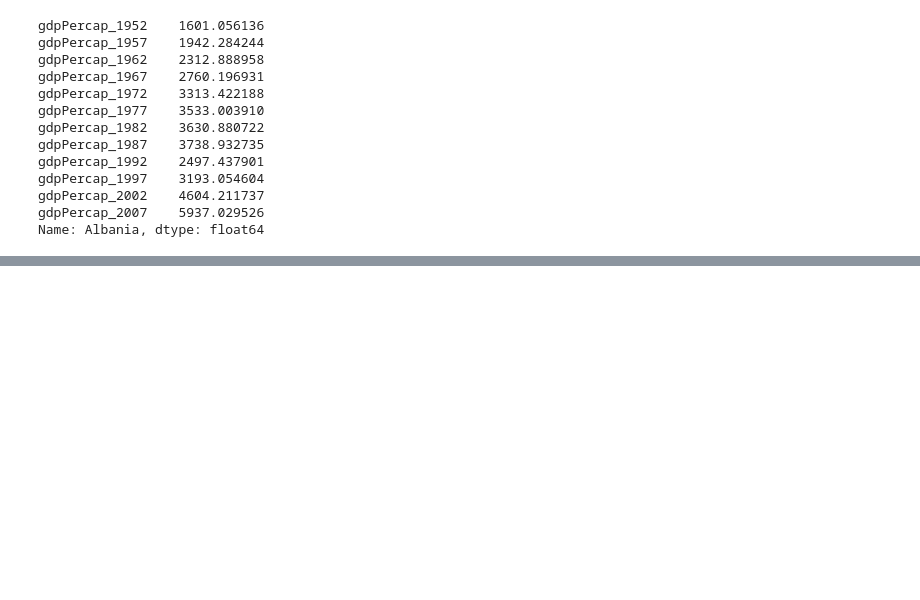
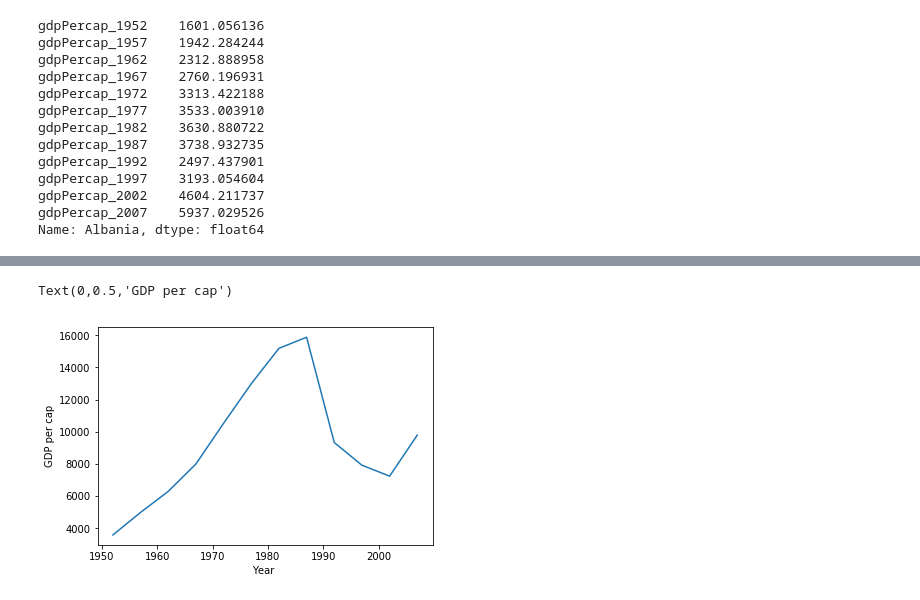
Before and after one commit to VolkerAndreas/SWC-Day2, a Jupyter notebook: code/Python-day2.ipynb, the cells around one changed output, grey strips where cells are left out. Saved outputs shown, nothing was run; the diff lists cells and outputs as text; code cells hidden in the pictures; blank space fills up the shorter version.

```diff
--- a/code/Python-day2.ipynb
+++ b/code/Python-day2.ipynb
@@ -60,0 +107,7 @@ Name: Albania, dtype: float64
+# %%
+data.loc["Serbia"].plot()
+plt.xlabel("Year ")
+plt.ylabel("GDP per cap")
+# %% [output]
+Text(0,0.5,'GDP per cap')
+[figure, added]
```
Also changed, not shown: parts of 10 cells of this notebook.
